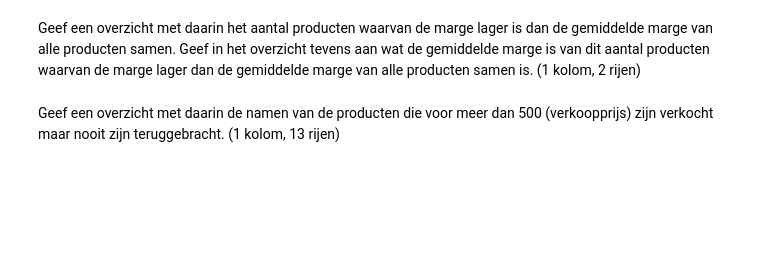
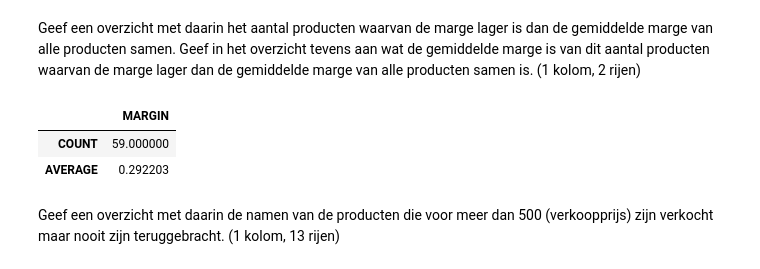
Before and after one commit to semkoolennl/SEM4-DEDS, a Jupyter notebook: week2/Practicum_2.3_Opdrachten.ipynb, the cells around one changed output. Cells and saved outputs as stored; diff of their text form; code cells hidden in the pictures; blank space fills up the shorter version.

```diff
--- a/week2/Practicum_2.3_Opdrachten.ipynb
+++ b/week2/Practicum_2.3_Opdrachten.ipynb
@@ -534,5 +534,14 @@ not_sellers
 | 91 | 89 | Alice | Walter | Branch Manager | +(61) 03 2982 4242 | 1845 | +(61) 03 2982 4243 | AWalter@grtd123.com | ... |
 # %% [markdown]
 Geef een overzicht met daarin het aantal producten waarvan de marge lager is dan de gemiddelde marge van alle producten samen. Geef in het overzicht tevens aan wat de gemiddelde marge is van dit aantal producten waarvan de marge lager dan de gemiddelde marge van alle producten samen is. (1 kolom, 2 rijen)
+# %%
+average_margin = products["MARGIN"].mean()
+lower_than_average = products.loc[(products["MARGIN"] < average_margin), :]
+count_and_average = lower_than_average.agg(COUNT=("MARGIN", "count"), AVERAGE=("MARGIN", "mean"))
+count_and_average
+# %% [output]
+|  | MARGIN |
+| COUNT | 59.000000 |
+| AVERAGE | 0.292203 |
 # %% [markdown]
 Geef een overzicht met daarin de namen van de producten die voor meer dan 500 (verkoopprijs) zijn verkocht maar nooit zijn teruggebracht. (1 kolom, 13 rijen)
```
Also changed, not shown: parts of 3 cells of this notebook, 6 other files.
